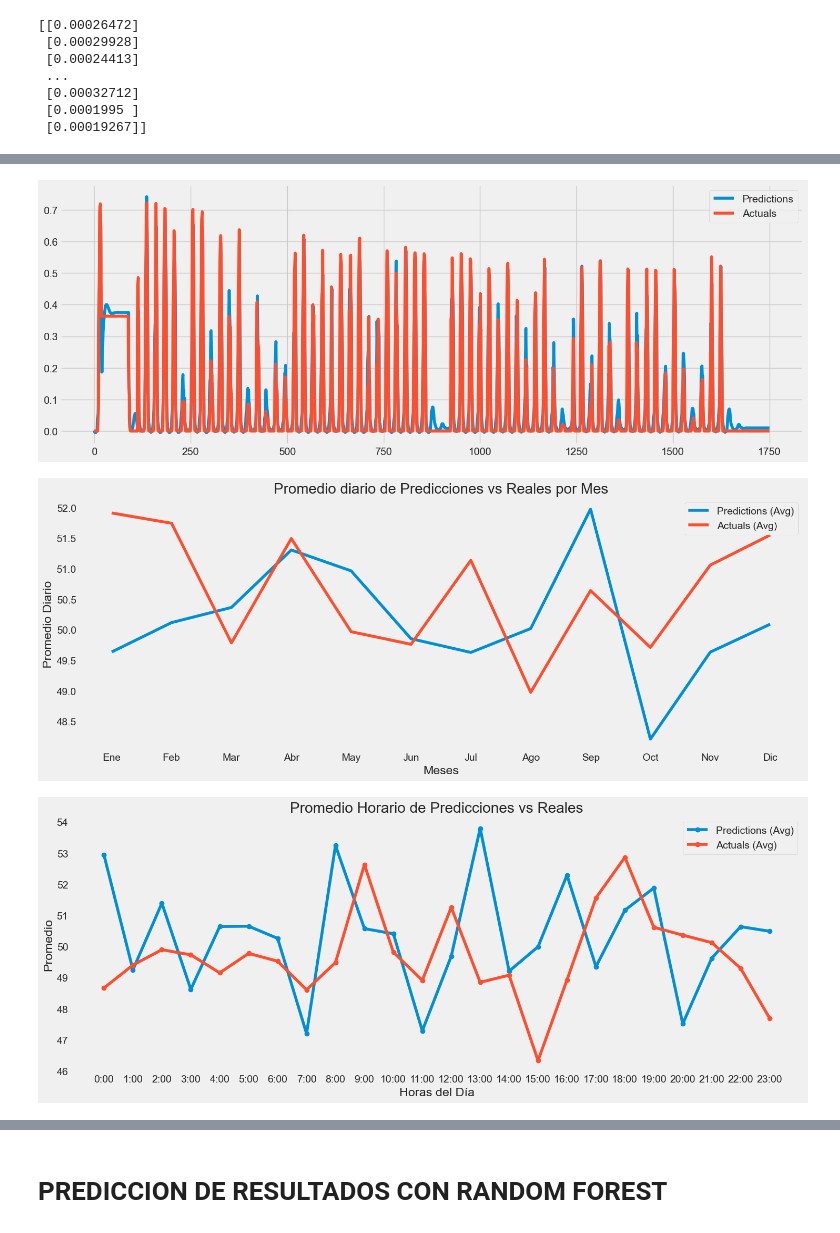
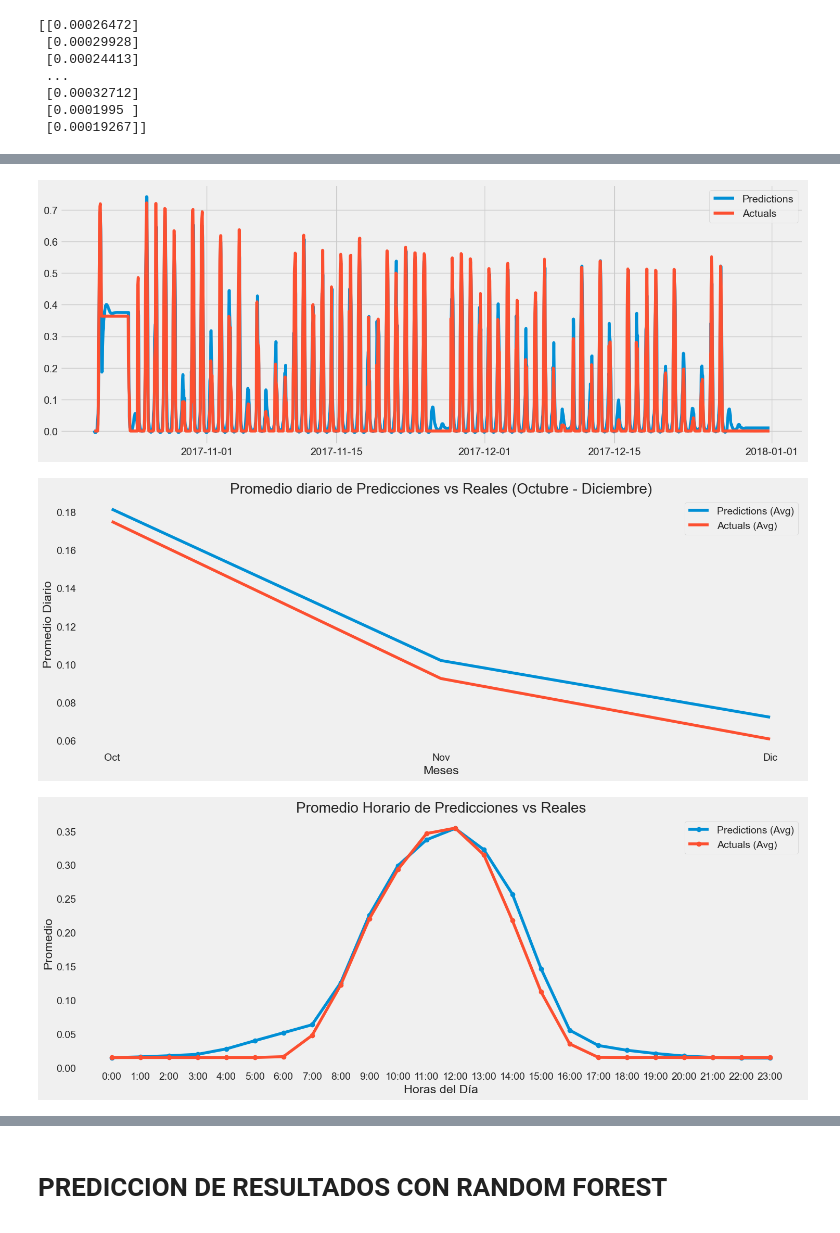
Before and after one commit to Mbenitez11/Prediccion-de-Irradiacion, a Jupyter notebook: notebooks/Entrenamiento_del_modelo.ipynb, the cells around one changed output, grey strips where cells are left out. Drawn from its saved outputs; the diff is of its cells as text; code cells hidden in the pictures.

```diff
--- a/notebooks/Entrenamiento_del_modelo.ipynb
+++ b/notebooks/Entrenamiento_del_modelo.ipynb
@@ -861,0 +845,5 @@ preds_acts
+# %%
+# Extraer las fechas correspondientes al conjunto de prueba
+dates_test = df_hourly_avg.index[train_size - time_steps:]  # Desde donde comienza test_data
+dates_y_test = dates_test[time_steps:]  # Ajustar por los time_steps
+len(dates_y_test)
@@ -861,0 +869,12 @@ preds_acts
+# %%
+preds_acts_with_dates = pd.DataFrame({
+    'Date': dates_y_test,
+    'Predictions': predictions.flatten(),
+    'Actuals': y_test_LSTM.flatten()
+})
+
+# Establecer la fecha como índice
+preds_acts_with_dates.set_index('Date', inplace=True)
+
+# Mostrar el DataFrame
+print(preds_acts_with_dates)
@@ -862,51 +897,49 @@ preds_acts
 # %%
 plt.figure(figsize = (16, 6))
-plt.plot(preds_acts['Predictions'])
-plt.plot(preds_acts['Actuals'])
+plt.plot(preds_acts_with_dates['Predictions'])
+plt.plot(preds_acts_with_dates['Actuals'])
 plt.legend(['Predictions', 'Actuals'])
 plt.show()
 # %% [output]
-[figure, old version]
+[figure, new version]
 # %%
-
 import numpy as np
-date_rng = pd.date_range(start="2023-01-01", end="2023-12-31 23:00", freq="H")
-preds_acts = pd.DataFrame({
-    'Predictions': np.random.rand(len(date_rng)) * 100,  # Datos simulados
-    'Actuals': np.random.rand(len(date_rng)) * 100,  # Datos simulados
-}, index=date_rng)
-preds_acts.index.name = 'DateTime'
+import matplotlib.pyplot as plt
 
 # Calcular promedios diarios
-daily_avg = preds_acts.resample('D').mean()
+daily_avg = preds_acts_with_dates.resample('D').mean()
 
-# Gráfico de promedios diarios por meses
+# Filtrar solo desde octubre en adelante (mes >= 10)
+daily_avg_oct_to_dec = daily_avg[daily_avg.index.month >= 10]
+
+# Gráfico de promedios diarios por meses (solo octubre a diciembre)
 plt.figure(figsize=(16, 6))
-daily_avg['Predictions'].groupby(daily_avg.index.month).mean().plot(label='Predictions (Avg)')
-daily_avg['Actuals'].groupby(daily_avg.index.month).mean().plot(label='Actuals (Avg)')
-plt.title('Promedio diario de Predicciones vs Reales por Mes')
+daily_avg_oct_to_dec['Predictions'].groupby(daily_avg_oct_to_dec.index.month).mean().plot(label='Predictions (Avg)')
+daily_avg_oct_to_dec['Actuals'].groupby(daily_avg_oct_to_dec.index.month).mean().plot(label='Actuals (Avg)')
+
+plt.title('Promedio diario de Predicciones vs Reales (Octubre - Diciembre)')
 plt.xlabel('Meses')
 plt.ylabel('Promedio Diario')
-plt.xticks(ticks=range(1, 13), labels=['Ene', 'Feb', 'Mar', 'Abr', 'May', 'Jun', 'Jul', 'Ago', 'Sep', 'Oct', 'Nov', 'Dic'])
+plt.xticks(ticks=[10, 11, 12], labels=['Oct', 'Nov', 'Dic'])
 plt.legend()
 plt.grid()
 plt.show()
 # %% [output]
-[figure, old version]
+[figure, new version]
 # %%
 # Calcular promedios horarios
-hourly_avg = preds_acts.groupby(preds_acts.index.hour).mean()
+hourly_avg = preds_acts_with_dates.groupby(preds_acts_with_dates.index.hour).mean()
 
 # Gráfico de promedios horarios
 plt.figure(figsize=(16, 6))
 hourly_avg['Predictions'].plot(label='Predictions (Avg)', marker='o')
 hourly_avg['Actuals'].plot(label='Actuals (Avg)', marker='o')
 plt.title('Promedio Horario de Predicciones vs Reales')
 plt.xlabel('Horas del Día')
 plt.ylabel('Promedio')
 plt.xticks(ticks=range(0, 24), labels=[f'{i}:00' for i in range(24)])
 plt.legend()
 plt.grid()
 plt.show()
 # %% [output]
-[figure, old version]
+[figure, new version]
```
Also changed, not shown: parts of 8 cells of this notebook, 1 other file.
